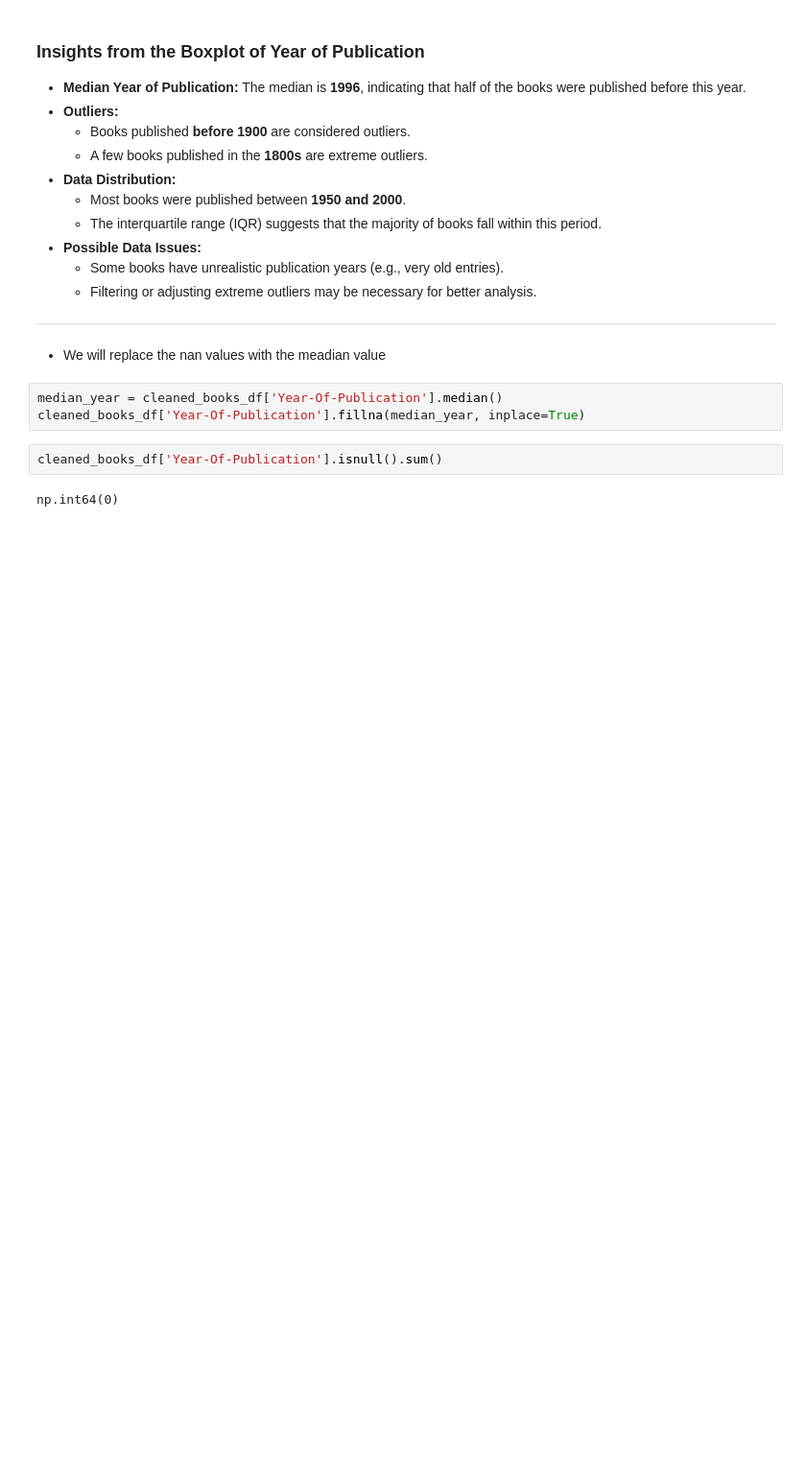
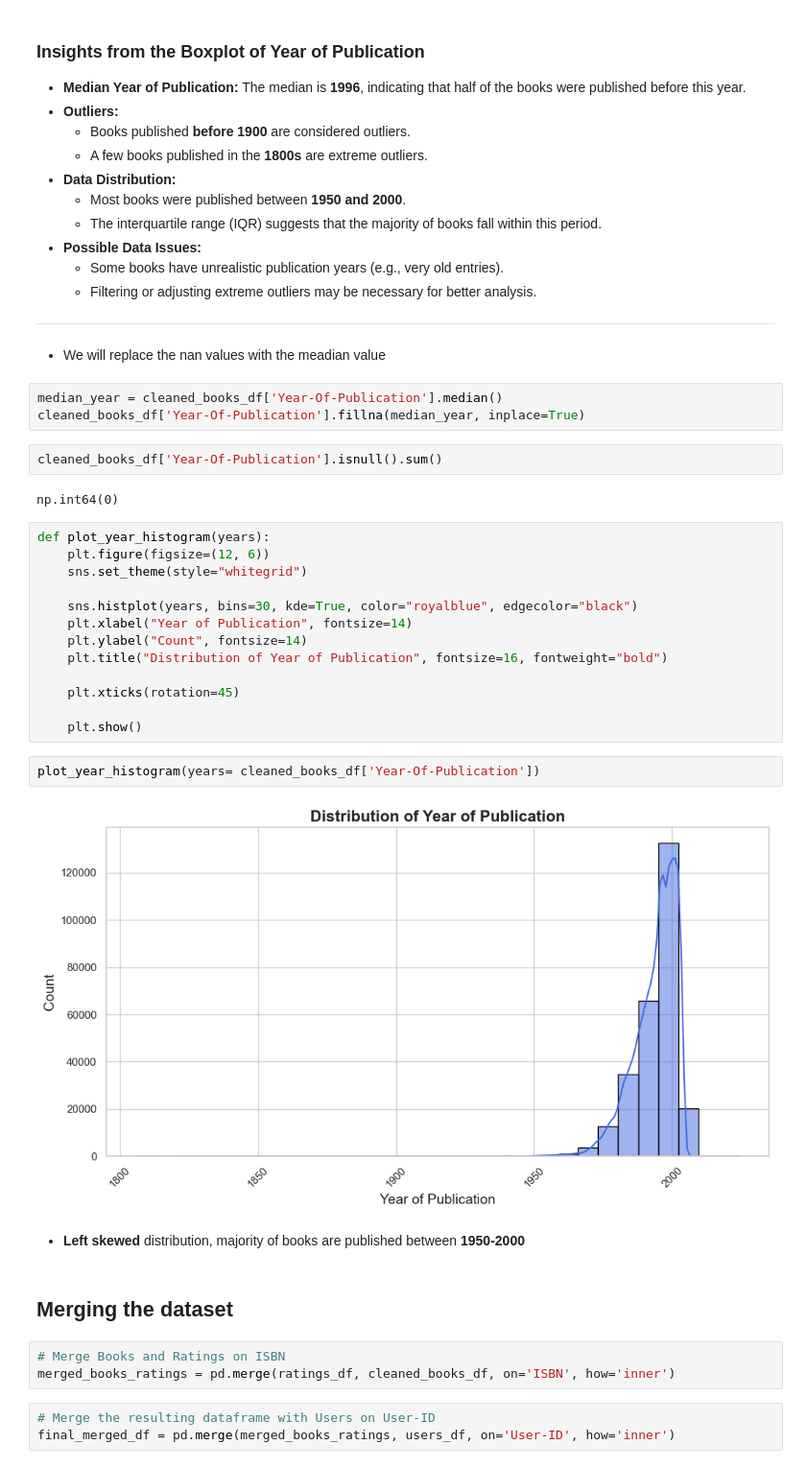
Before and after one commit to Ayush-dhabale/Books-Recommendation-System-, a Jupyter notebook: notebooks/datacleaning.ipynb, the cells around one changed output. Shown at 96% size. Saved outputs shown, nothing was run; the diff lists cells and outputs as text; blank space fills up the shorter version.

```diff
--- a/notebooks/datacleaning.ipynb
+++ b/notebooks/datacleaning.ipynb
@@ -648,3 +642,30 @@ cleaned_books_df['Year-Of-Publication'].fillna(median_year, inplace=True)
 cleaned_books_df['Year-Of-Publication'].isnull().sum()
 # %% [output]
 np.int64(0)
+# %%
+def plot_year_histogram(years):
+    plt.figure(figsize=(12, 6))
+    sns.set_theme(style="whitegrid")
+
+    sns.histplot(years, bins=30, kde=True, color="royalblue", edgecolor="black")
+    plt.xlabel("Year of Publication", fontsize=14)
+    plt.ylabel("Count", fontsize=14)
+    plt.title("Distribution of Year of Publication", fontsize=16, fontweight="bold")
+
+    plt.xticks(rotation=45)
+
+    plt.show()
+# %%
+plot_year_histogram(years= cleaned_books_df['Year-Of-Publication'])
+# %% [output]
+[figure, added]
+# %% [markdown]
+- **Left skewed** distribution, majority of books are published between **1950-2000**
+# %% [markdown]
+## **Merging the dataset**
+# %%
+# Merge Books and Ratings on ISBN
+merged_books_ratings = pd.merge(ratings_df, cleaned_books_df, on='ISBN', how='inner')
+# %%
+# Merge the resulting dataframe with Users on User-ID
+final_merged_df = pd.merge(merged_books_ratings, users_df, on='User-ID', how='inner')
```
Also changed, not shown: parts of 32 cells of this notebook.
